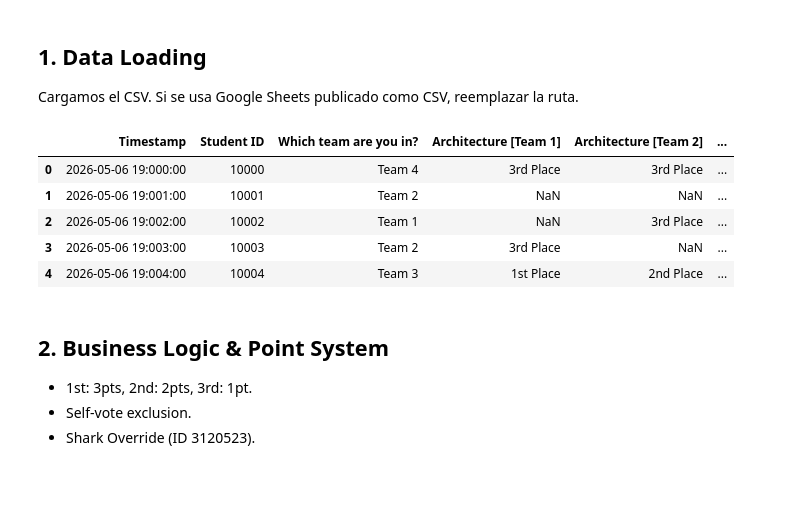
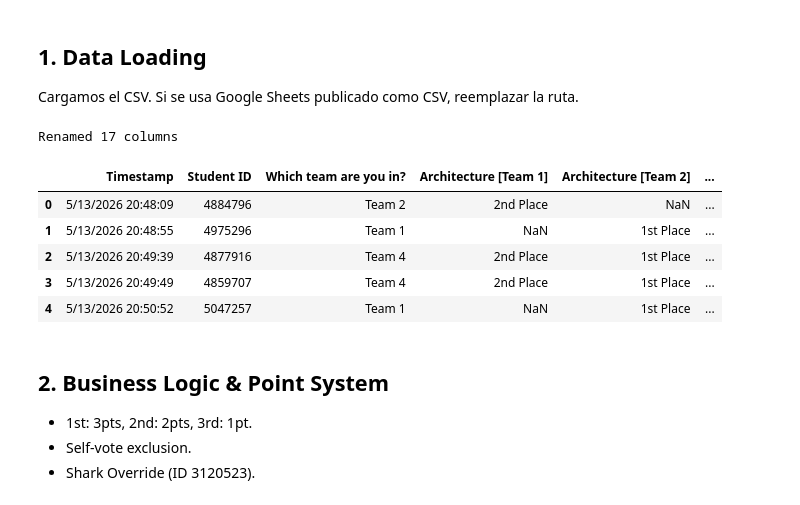
Before and after one commit to Afroefras/uag-deep-learning, a Jupyter notebook: parcial_3/shark_tank_grades/shark_tank_eval.ipynb, the cells around one changed output. Saved outputs shown, nothing was run; the diff lists cells and outputs as text; code cells hidden in the pictures.

```diff
--- a/parcial_3/shark_tank_grades/shark_tank_eval.ipynb
+++ b/parcial_3/shark_tank_grades/shark_tank_eval.ipynb
@@ -16,16 +16,44 @@ spanish_stopwords = set(stopwords.words('spanish'))
 ## 1. Data Loading
 Cargamos el CSV. Si se usa Google Sheets publicado como CSV, reemplazar la ruta.
 # %%
+import re
+
 # Conexión local al CSV generado
-df = pd.read_csv("mock_shark_tank.csv")
+df = pd.read_csv("shark_tank.csv")
+
+# Normalizar columnas verbose de Google Forms → nombres cortos del mock
+prefix_map = {
+    "Architecture": "Architecture",
+    "Creativity": "Creativity",
+    "Pitch": "Pitch",
+    "The Shark Investment": "Investment",
+}
+
+rename = {}
+for col in df.columns:
+    team_match = re.search(r'\[Team \d+\]', col)
+    if team_match:
+        team_tag = team_match.group()
+        for key, short in prefix_map.items():
+            if col.startswith(key):
+                rename[col] = f"{short} {team_tag}"
+                break
+    elif col.startswith("Shark Justification"):
+        rename[col] = "Shark Justification"
+
+if rename:
+    df.rename(columns=rename, inplace=True)
+    print(f"Renamed {len(rename)} columns")
+
 df.head()
 # %% [output]
+Renamed 17 columns
 |  | Timestamp | Student ID | Which team are you in? | Architecture [Team 1] | Architecture [Team 2] | ... |
-| 0 | 2026-05-06 19:000:00 | 10000 | Team 4 | 3rd Place | 3rd Place | ... |
-| 1 | 2026-05-06 19:001:00 | 10001 | Team 2 | NaN | NaN | ... |
-| 2 | 2026-05-06 19:002:00 | 10002 | Team 1 | NaN | 3rd Place | ... |
-| 3 | 2026-05-06 19:003:00 | 10003 | Team 2 | 3rd Place | NaN | ... |
-| 4 | 2026-05-06 19:004:00 | 10004 | Team 3 | 1st Place | 2nd Place | ... |
+| 0 | 5/13/2026 20:48:09 | 4884796 | Team 2 | 2nd Place | NaN | ... |
+| 1 | 5/13/2026 20:48:55 | 4975296 | Team 1 | NaN | 1st Place | ... |
+| 2 | 5/13/2026 20:49:39 | 4877916 | Team 4 | 2nd Place | 1st Place | ... |
+| 3 | 5/13/2026 20:49:49 | 4859707 | Team 4 | 2nd Place | 1st Place | ... |
+| 4 | 5/13/2026 20:50:52 | 5047257 | Team 1 | NaN | 1st Place | ... |
 # %% [markdown]
 ## 2. Business Logic & Point System
 - 1st: 3pts, 2nd: 2pts, 3rd: 1pt.
```
Also changed, not shown: parts of 4 cells of this notebook.
